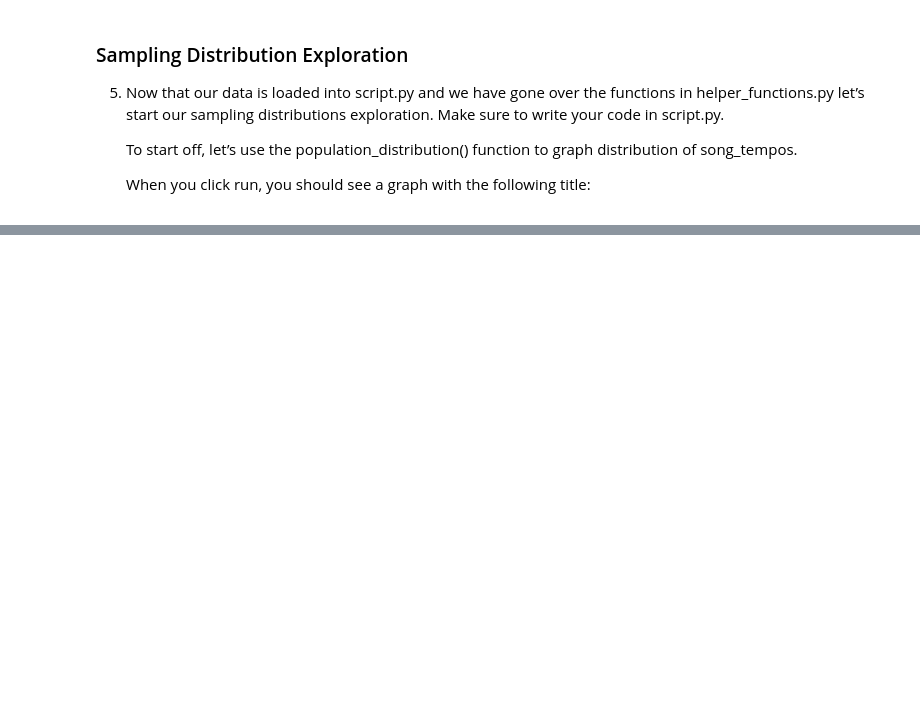
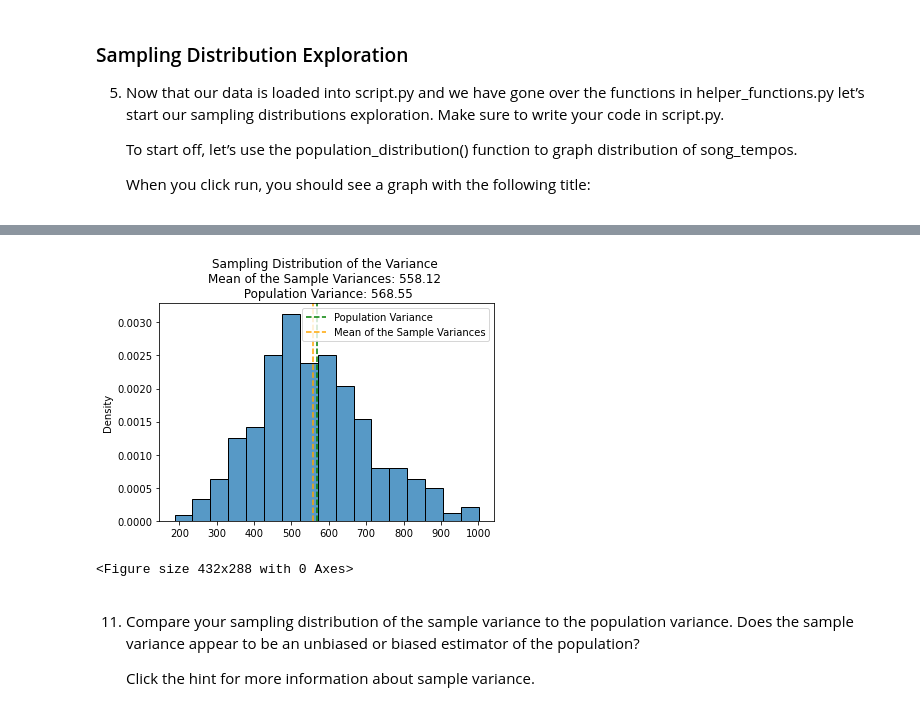
Before and after one commit to keijiart/Dance_party, a Jupyter notebook: Dance_party.ipynb, the cells around one changed output, grey strips where cells are left out. Drawn from its saved outputs; the diff is of its cells as text; code cells hidden in the pictures; blank space fills up the shorter version.

```diff
--- a/Dance_party.ipynb
+++ b/Dance_party.ipynb
@@ -79,0 +122,10 @@ NameError: name 'np' is not defined
+# %%
+# task 10: sampling distribution of the sample variance
+sampling_distribution(song_tempos, 30, "Variance")
+# %% [output]
+[figure, added]
+<Figure size 432x288 with 0 Axes>
+# %% [markdown]
+11. Compare your sampling distribution of the sample variance to the population variance. Does the sample variance appear to be an unbiased or biased estimator of the population?
+
+    Click the hint for more information about sample variance.
```
Also changed, not shown: parts of 18 cells of this notebook, 1 other file.
